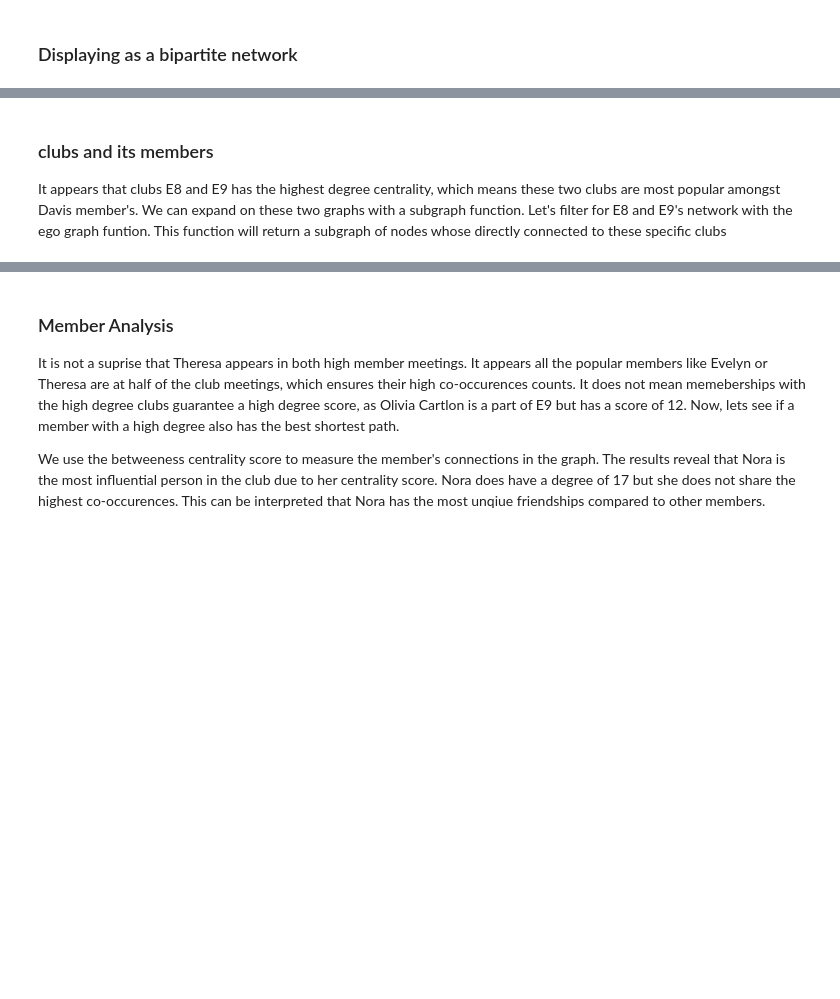
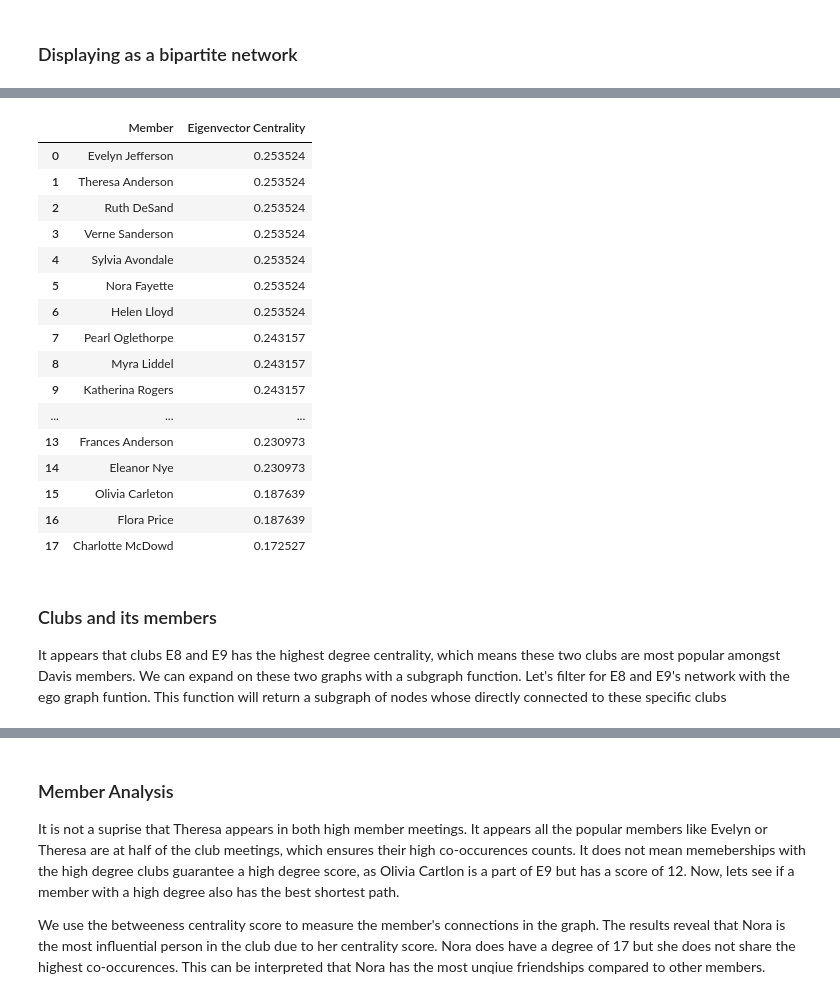
Before and after one commit to Vy4thewin/Data620_TeamVAC, a Jupyter notebook: Data620_W3_P2.ipynb, the cells around one changed output, grey strips where cells are left out. Cells and saved outputs as stored; diff of their text form; code cells hidden in the pictures; blank space fills up the shorter version.

```diff
--- a/Data620_W3_P2.ipynb
+++ b/Data620_W3_P2.ipynb
@@ -74,7 +123,30 @@ print(club_cent[0:2])
+# %%
+sorted_eigenvector = sorted(nx.eigenvector_centrality(W).items(),
+                            key=lambda x: x[1],
+                            reverse=True)
+pd.DataFrame(sorted_eigenvector, columns=['Member','Eigenvector Centrality']).head(20)
+# %% [output]
+|  | Member | Eigenvector Centrality |
+| 0 | Evelyn Jefferson | 0.253524 |
+| 1 | Theresa Anderson | 0.253524 |
+| 2 | Ruth DeSand | 0.253524 |
+| 3 | Verne Sanderson | 0.253524 |
+| 4 | Sylvia Avondale | 0.253524 |
+| 5 | Nora Fayette | 0.253524 |
+| 6 | Helen Lloyd | 0.253524 |
+| 7 | Pearl Oglethorpe | 0.243157 |
+| 8 | Myra Liddel | 0.243157 |
+| 9 | Katherina Rogers | 0.243157 |
+| ... | ... | ... |
+| 13 | Frances Anderson | 0.230973 |
+| 14 | Eleanor Nye | 0.230973 |
+| 15 | Olivia Carleton | 0.187639 |
+| 16 | Flora Price | 0.187639 |
+| 17 | Charlotte McDowd | 0.172527 |
 # %% [markdown]
-### clubs and its members
+### Clubs and its members
 
-It appears that clubs E8 and E9 has the highest degree centrality, which means these two clubs are most popular amongst Davis member's. We can expand on these two graphs with a subgraph function. Let's filter for E8 and E9's network with the ego graph funtion. This function will return a subgraph of nodes whose directly connected to these specific clubs
+It appears that clubs E8 and E9 has the highest degree centrality, which means these two clubs are most popular amongst Davis members. We can expand on these two graphs with a subgraph function. Let's filter for E8 and E9's network with the ego graph funtion. This function will return a subgraph of nodes whose directly connected to these specific clubs
 # %%
 #Create a list with only E8 and E9 clubs
 E8_G=nx.ego_graph(G, 'E8', radius=1)
```
Also changed, not shown: parts of 15 cells of this notebook.
